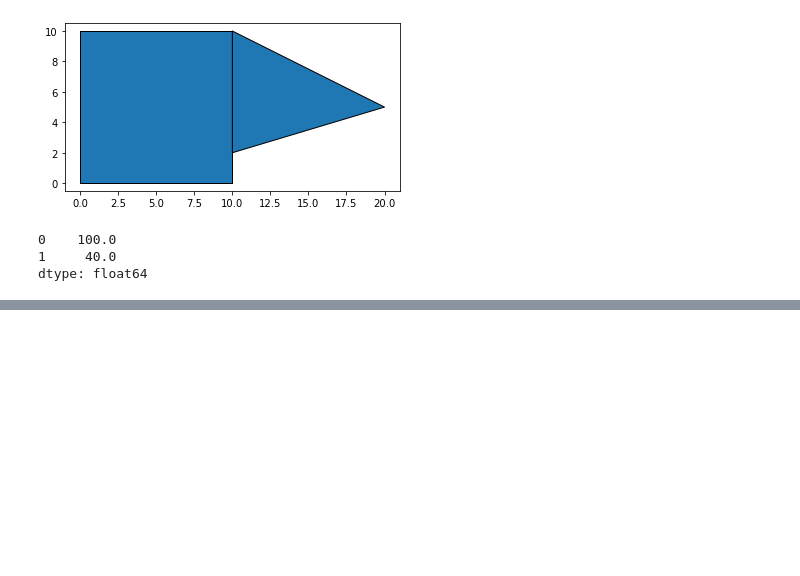
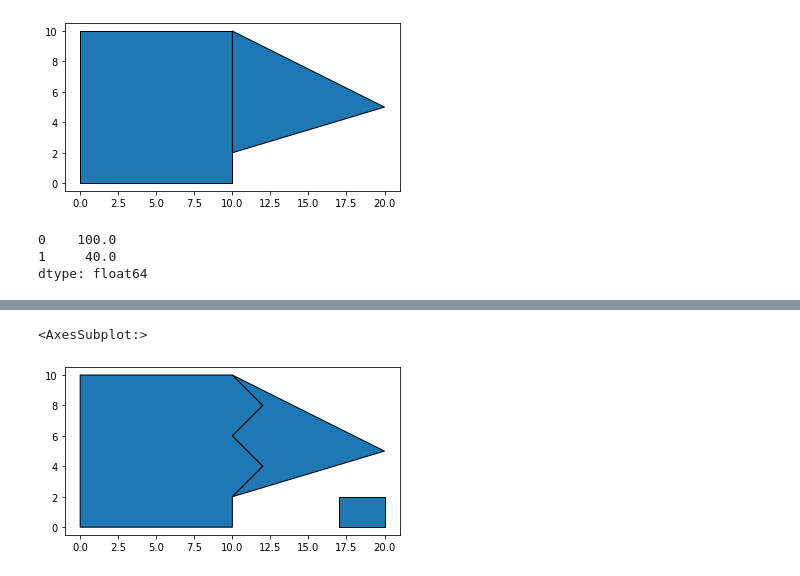
Before and after one commit to sjsrey/geoplanar, a Jupyter notebook: notebooks/slivers.ipynb, the cells around one changed output, grey strips where cells are left out. Cells and saved outputs as stored; diff of their text form; code cells hidden in the pictures; blank space fills up the shorter version.

```diff
--- a/notebooks/slivers.ipynb
+++ b/notebooks/slivers.ipynb
@@ -67,0 +92,5 @@ dtype: float64
+# %%
+geoplanar.fill_holes(gdf, largest=True).plot(edgecolor='k')
+# %% [output]
+<AxesSubplot:>
+[figure, added]
```
Also changed, not shown: parts of 7 cells of this notebook, 1 other file.
